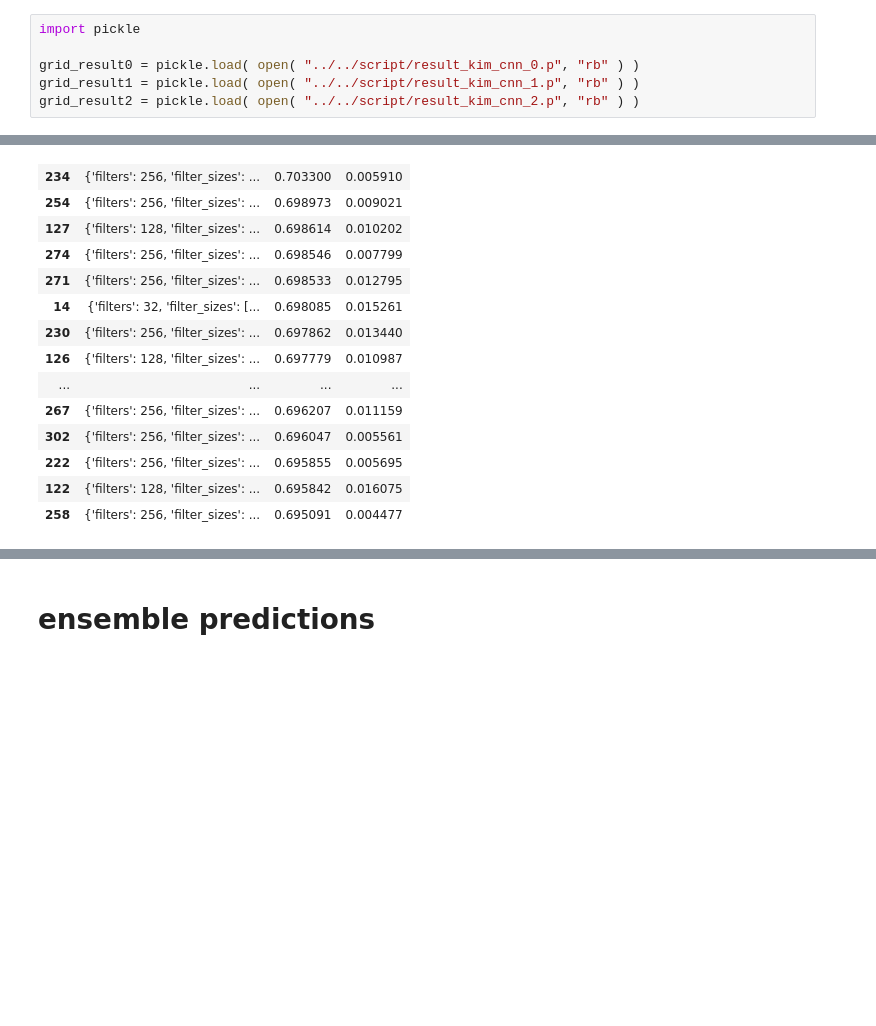
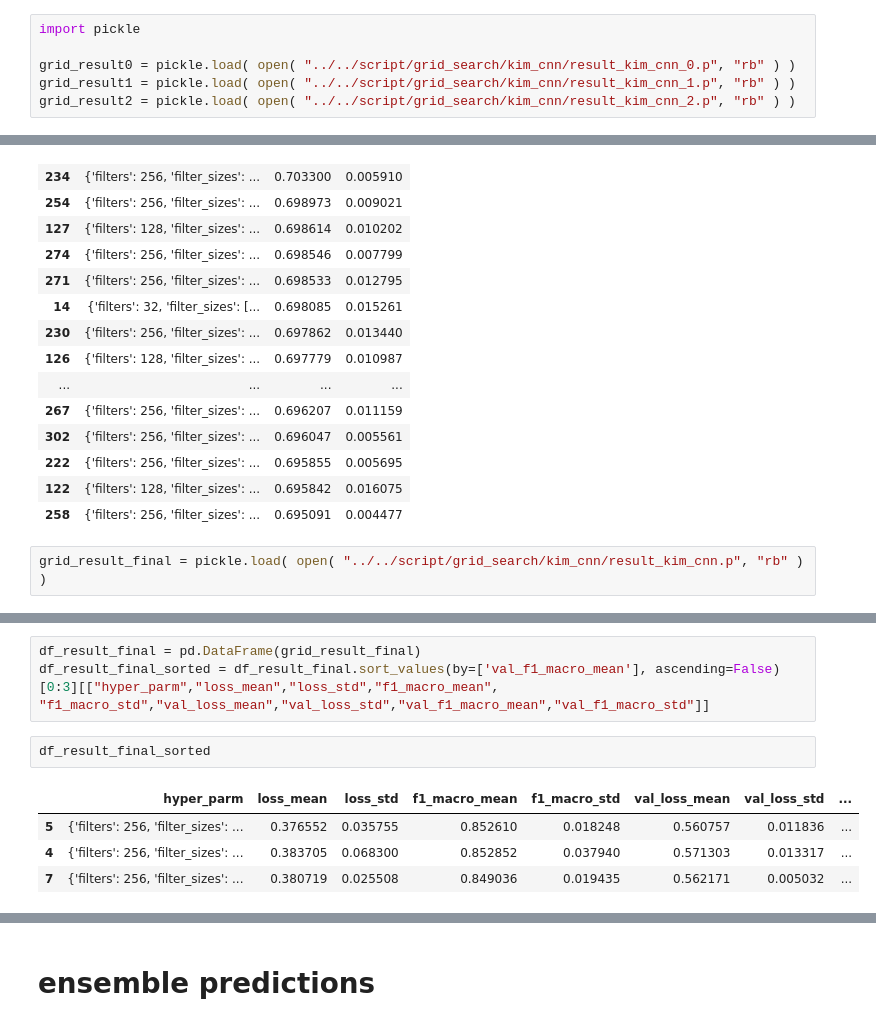
Before and after one commit to alessandrocuda/ReSt, a Jupyter notebook: notebooks/ReStCnn/Kim_CNN.ipynb, the cells around one changed output, grey strips where cells are left out. Saved outputs shown, nothing was run; the diff lists cells and outputs as text; blank space fills up the shorter version.

```diff
--- a/notebooks/ReStCnn/Kim_CNN.ipynb
+++ b/notebooks/ReStCnn/Kim_CNN.ipynb
@@ -282,9 +319,9 @@ dict_keys(['loss', 'f1_macro', 'val_loss', 'val_f1_macro', 'val_f1'])
 # %%
 import pickle
 
-grid_result0 = pickle.load( open( "../../script/result_kim_cnn_0.p", "rb" ) )
-grid_result1 = pickle.load( open( "../../script/result_kim_cnn_1.p", "rb" ) )
-grid_result2 = pickle.load( open( "../../script/result_kim_cnn_2.p", "rb" ) )
+grid_result0 = pickle.load( open( "../../script/grid_search/kim_cnn/result_kim_cnn_0.p", "rb" ) )
+grid_result1 = pickle.load( open( "../../script/grid_search/kim_cnn/result_kim_cnn_1.p", "rb" ) )
+grid_result2 = pickle.load( open( "../../script/grid_search/kim_cnn/result_kim_cnn_2.p", "rb" ) )
 # %%
 grid_result0[0]
 # %% [output]
@@ -340,3 +377,5 @@ df_result.sort_values(by=['mean'], ascending=False)[0:20][["hyper_parm","mean",
 | 222 | {'filters': 256, 'filter_sizes': ... | 0.695855 | 0.005695 |
 | 122 | {'filters': 128, 'filter_sizes': ... | 0.695842 | 0.016075 |
 | 258 | {'filters': 256, 'filter_sizes': ... | 0.695091 | 0.004477 |
+# %%
+grid_result_final = pickle.load( open( "../../script/grid_search/kim_cnn/result_kim_cnn.p", "rb" ) )
@@ -342,0 +402,10 @@ df_result.sort_values(by=['mean'], ascending=False)[0:20][["hyper_parm","mean",
+# %%
+df_result_final = pd.DataFrame(grid_result_final)
+df_result_final_sorted = df_result_final.sort_values(by=['val_f1_macro_mean'], ascending=False)[0:3][["hyper_parm","loss_mean","loss_std","f1_macro_mean", "f1_macro_std","val_loss_mean","val_loss_std","val_f1_macro_mean","val_f1_macro_std"]]
+# %%
+df_result_final_sorted
+# %% [output]
+|  | hyper_parm | loss_mean | loss_std | f1_macro_mean | f1_macro_std | val_loss_mean | val_loss_std | ... |
+| 5 | {'filters': 256, 'filter_sizes': ... | 0.376552 | 0.035755 | 0.852610 | 0.018248 | 0.560757 | 0.011836 | ... |
+| 4 | {'filters': 256, 'filter_sizes': ... | 0.383705 | 0.068300 | 0.852852 | 0.037940 | 0.571303 | 0.013317 | ... |
+| 7 | {'filters': 256, 'filter_sizes': ... | 0.380719 | 0.025508 | 0.849036 | 0.019435 | 0.562171 | 0.005032 | ... |
```
Also changed, not shown: parts of 23 cells of this notebook.
